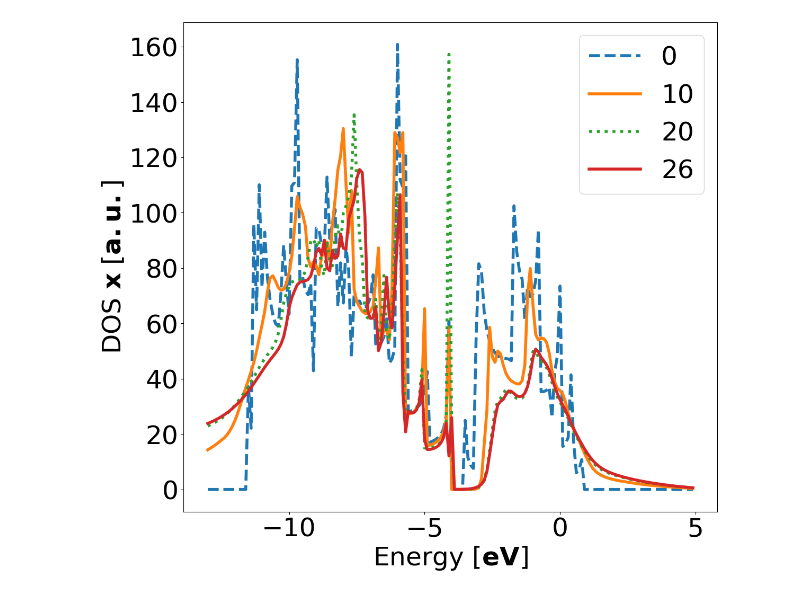
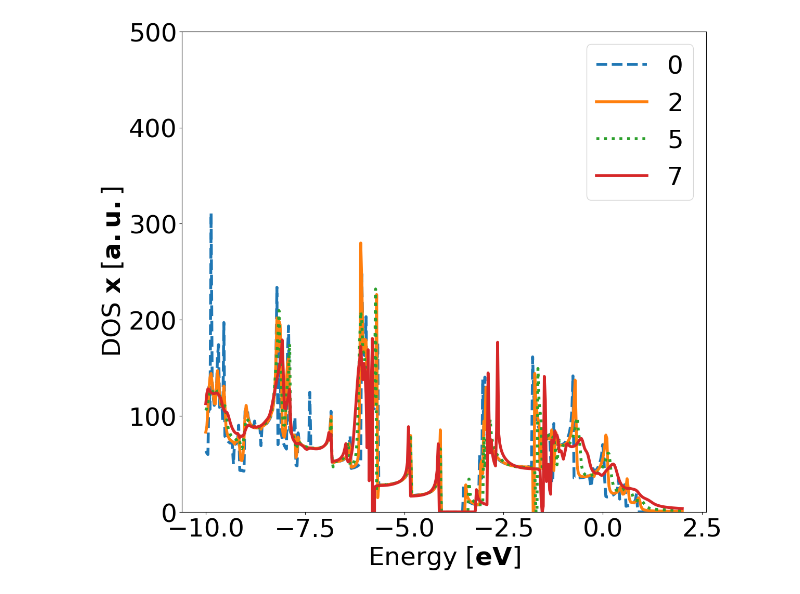
Before and after one commit to Nano-TCAD/QuaTrEx, a Jupyter notebook: quatrex/results/CNT_sc/analysis.ipynb, the cells around one changed output. Saved outputs shown, nothing was run; the diff lists cells and outputs as text; code cells hidden in the pictures.

```diff
--- a/quatrex/results/CNT_sc/analysis.ipynb
+++ b/quatrex/results/CNT_sc/analysis.ipynb
@@ -74,24 +77,25 @@ np.max(DOS_TEST[:, 0])
 # %%
 plt.figure(figsize = (13,12))
 ax1 = plt.gca()
 ax1.set_ylabel('DOS' + ' ' + r'$\mathbf{x}$' + ' ' + r'$ [\mathbf{a.u.}]$')
 ax1.set_xlabel('Energy' + ' '  + r'$[\mathbf{eV}]$')
 
 DOS_TEST = np.loadtxt('DOS_' + str(0) + '.dat').view(complex)
 
-plt.plot(E[45:225], DOS_TEST[45:225, 0], label = '0', linewidth = '4', linestyle = 'dashed')
+plt.plot(E, DOS_TEST[:, 0], label = '0', linewidth = '4', linestyle = 'dashed')
 #DOS_TEST = np.loadtxt('DOS_' + str(1) + '.dat').view(complex)
 #plt.plot(DOS_TEST[:, 1])
-DOS_TEST = np.loadtxt('DOS_' + str(10) + '.dat').view(complex)
-plt.plot(E[45:225], DOS_TEST[49:229, 3], label = '10', linewidth = '4')
+DOS_TEST = np.loadtxt('DOS_' + str(2) + '.dat').view(complex)
+plt.plot(E, DOS_TEST[:, 3], label = '2', linewidth = '4')
 
-DOS_TEST = np.loadtxt('DOS_' + str(20) + '.dat').view(complex)
-plt.plot(E[45:225], DOS_TEST[52:232, 5],    label = '20', linewidth = '4', linestyle = 'dotted')
+DOS_TEST = np.loadtxt('DOS_' + str(4) + '.dat').view(complex)
+plt.plot(E, DOS_TEST[:, 5],    label = '5', linewidth = '4', linestyle = 'dotted')
 
-DOS_TEST = np.loadtxt('DOS_' + str(26) + '.dat').view(complex)
-plt.plot(E[45:225], DOS_TEST[53:233, 0],   label = '26', linewidth = '4', linestyle = 'solid')
+DOS_TEST = np.loadtxt('DOS_' + str(9) + '.dat').view(complex)
+plt.plot(E, DOS_TEST[:, 0],   label = '7', linewidth = '4', linestyle = 'solid')
 
+plt.ylim(0, 500)
 plt.legend()
 plt.savefig('dos.png', dpi= 150)
 # %% [output]
-[figure, old version]
+[figure, new version]
```
Also changed, not shown: parts of 5 cells of this notebook, 11 other files.
